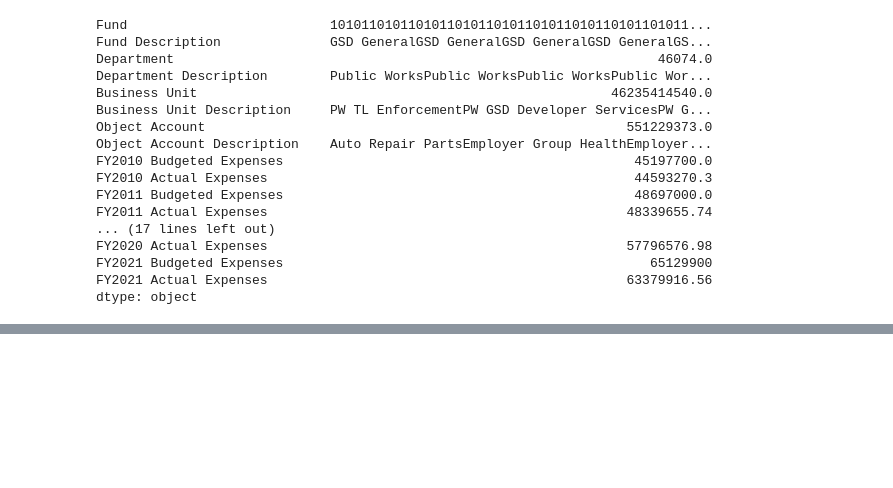
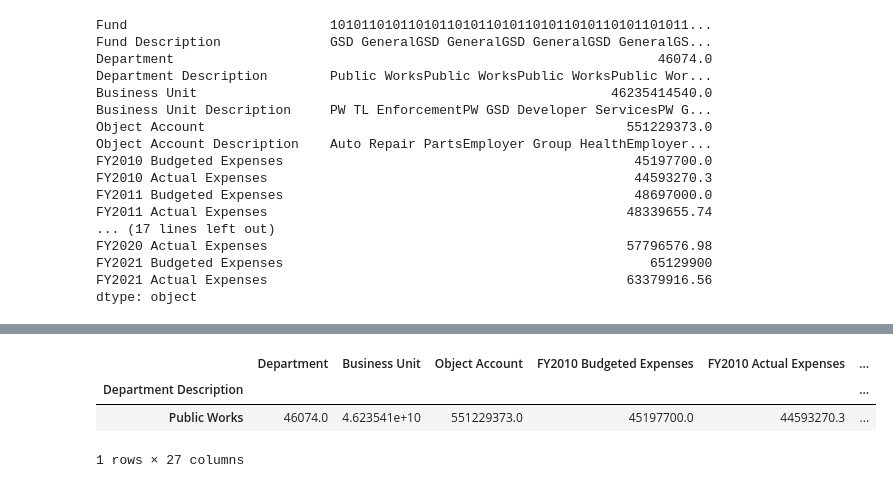
Before and after one commit to jwhankins177/capstone-budget-impact-jupyternb-python, a Jupyter notebook: notebooks/public_works.ipynb, the cells around one changed output, grey strips where cells are left out. Saved outputs shown, nothing was run; the diff lists cells and outputs as text; code cells hidden in the pictures; blank space fills up the shorter version.

```diff
--- a/notebooks/public_works.ipynb
+++ b/notebooks/public_works.ipynb
@@ -154,0 +185,7 @@ dtype: object
+# %%
+dd.head(50)
+# %% [output]
+|  | Department | Business Unit | Object Account | FY2010 Budgeted Expenses | FY2010 Actual Expenses | ... |
+| Department Description |  |  |  |  |  | ... |
+| Public Works | 46074.0 | 4.623541e+10 | 551229373.0 | 45197700.0 | 44593270.3 | ... |
+1 rows × 27 columns
```
Also changed, not shown: parts of 7 cells of this notebook, 1 other file.
